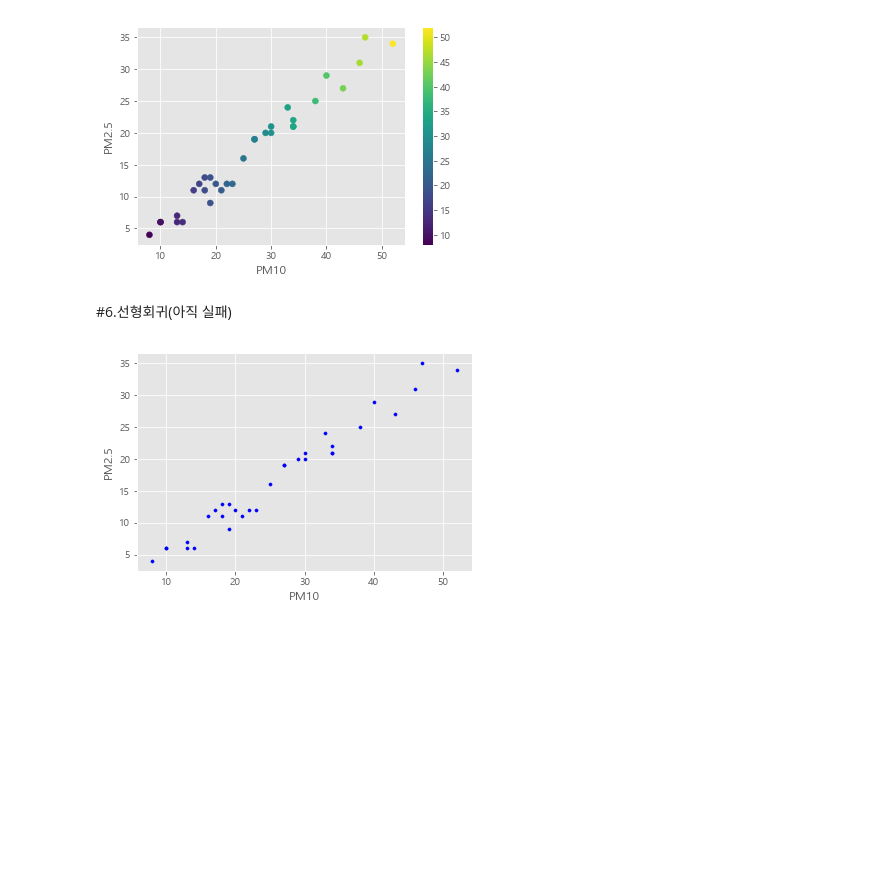
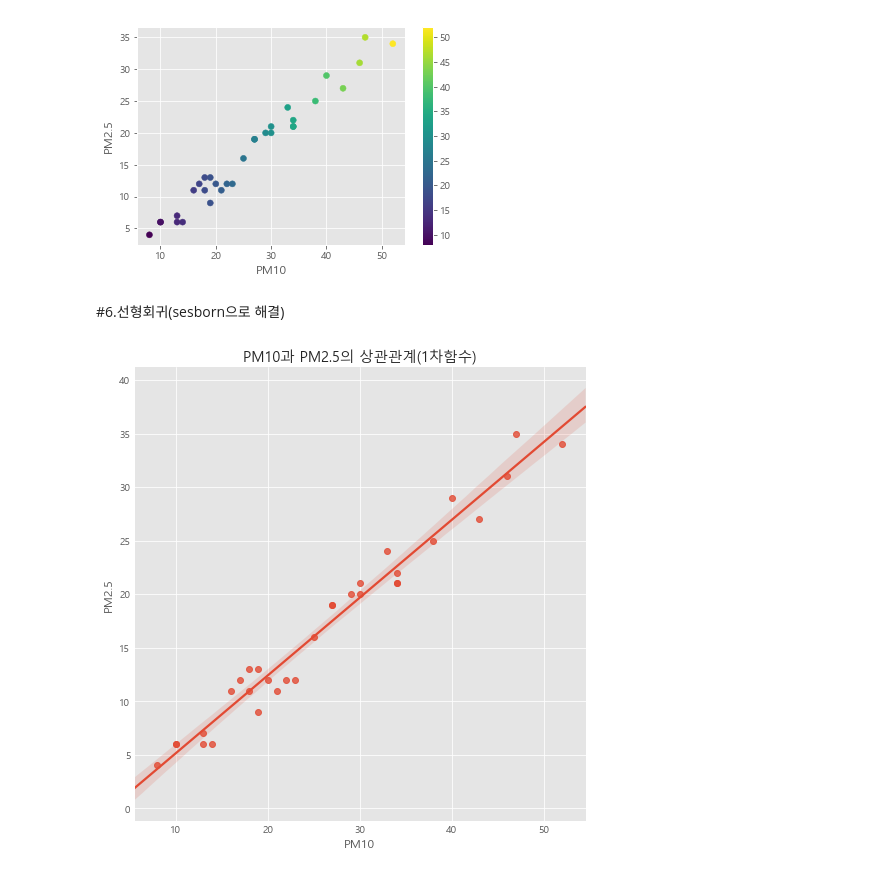
Before and after one commit to ShinUkhang/paiwha18, a Jupyter notebook: project3/1. 미세먼지 데이터 분석(배화아카데미 과제).ipynb, the cells around one changed output. Cells and saved outputs as stored; diff of their text form; code cells hidden in the pictures; blank space fills up the shorter version.

```diff
--- a/project3/1. 미세먼지 데이터 분석(배화아카데미 과제).ipynb
+++ b/project3/1. 미세먼지 데이터 분석(배화아카데미 과제).ipynb
@@ -40,0 +26,15 @@ plt.show()
+# %%
+import numpy as np
+import matplotlib.pyplot as plt
+import pandas as pd
+plt.style.use('ggplot')
+plt.rc('font',family='Malgun Gothic')
+plt.rcParams['axes.unicode_minus']=False
+
+#데이터 불러오기
+f=open('대기정보측정자료_180825.csv')
+data=pd.read_csv(f,index_col=0, parse_dates=['날짜'])
+
+data['PM2.5'].plot(kind='barh', grid=True, figsize=(10,10))
+
+plt.show()
@@ -100,29 +102,23 @@ plt.show()
 # %% [output]
 [figure]
 # %% [markdown]
-#6.선형회귀(아직 실패)
+#6.선형회귀(sesborn으로 해결)
 # %%
 import numpy as np
 import matplotlib.pyplot as plt
 import pandas as pd
-import scipy as sp
+import seaborn as sns
 plt.style.use('ggplot')
 plt.rc('font',family='Malgun Gothic')
 plt.rcParams['axes.unicode_minus']=False
 
 #데이터 불러오기
 f=open('대기정보측정자료_180825.csv')
 data=pd.read_csv(f)
 
 
-fp1=np.polyfit(data['PM10'],data['PM2.5'],1)
-f1=np.poly1d(fp1)
-x=np.linspace(0,50,0.001)
-
-plt.plot(fx,f1(x) , ls='dashed', lw=3, color='g')
-plt.scatter(data['PM10'],data['PM2.5'],color='b',s=10)
-plt.xlabel('PM10')
-plt.ylabel('PM2.5')
+sns.lmplot(x='PM10', y='PM2.5', data=data, palette='Set1', size=7)
+plt.title('PM10과 PM2.5의 상관관계(1차함수)')
 plt.show()
 # %% [output]
-[figure, old version]
+[figure, new version]
```
Also changed, not shown: parts of 4 cells of this notebook.
